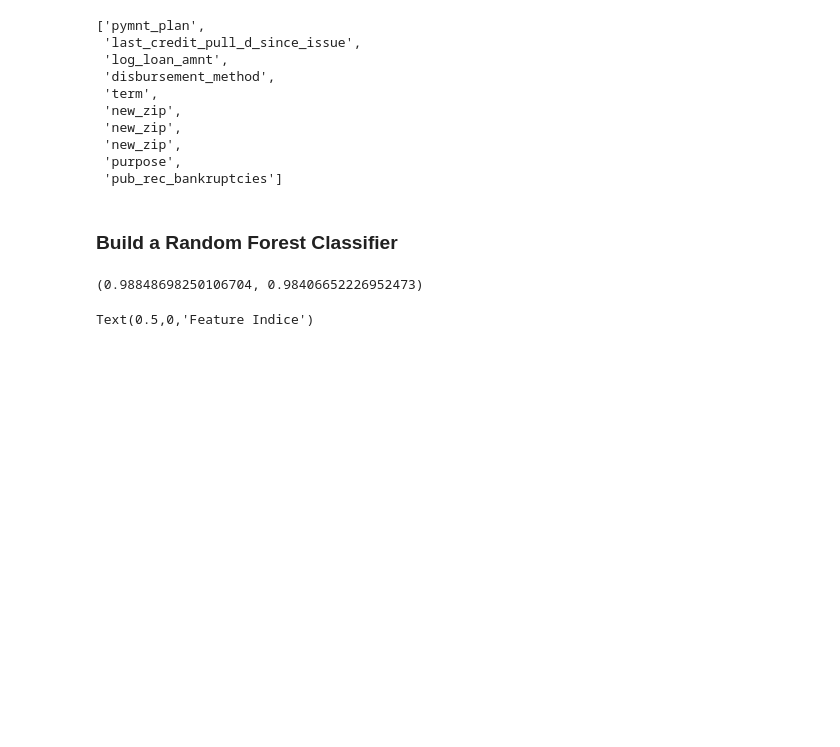
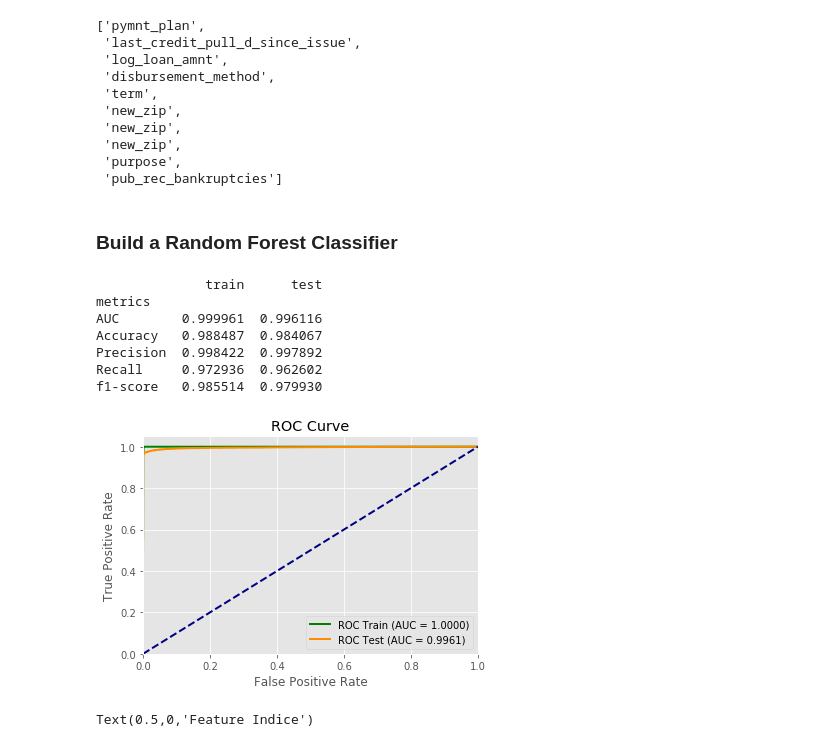
Before and after one commit to GULily/MyPythonCode, a Jupyter notebook: LendingClub/LendingClub_Default.ipynb, the cells around one changed output. Cells and saved outputs as stored; diff of their text form; code cells hidden in the pictures; blank space fills up the shorter version.

```diff
--- a/LendingClub/LendingClub_Default.ipynb
+++ b/LendingClub/LendingClub_Default.ipynb
@@ -754,15 +834,22 @@ print(np.sort(logis.coef_.flatten())[::-1][:10])
 # %%
 from sklearn.ensemble import RandomForestClassifier
 
 rfc = RandomForestClassifier(n_estimators=200,
                                    max_depth=30,
                                    min_samples_leaf=3,
                                    min_samples_split=5,
                                    random_state=42)
-rfc.fit(X_train, y_train)
-rfc.score(X_train, y_train), rfc.score(X_test, y_test)
+
+train_test_model(rfc, X_train, y_train, X_test, y_test)
 # %% [output]
-(0.98848698250106704, 0.98406652226952473)
+              train      test
+metrics
+AUC        0.999961  0.996116
+Accuracy   0.988487  0.984067
+Precision  0.998422  0.997892
+Recall     0.972936  0.962602
+f1-score   0.985514  0.979930
+[figure, added]
 # %%
 plt.bar(np.arange(len(rfc.feature_importances_)),
         rfc.feature_importances_.flatten())
```
Also changed, not shown: parts of 6 cells of this notebook, 1 other file.
